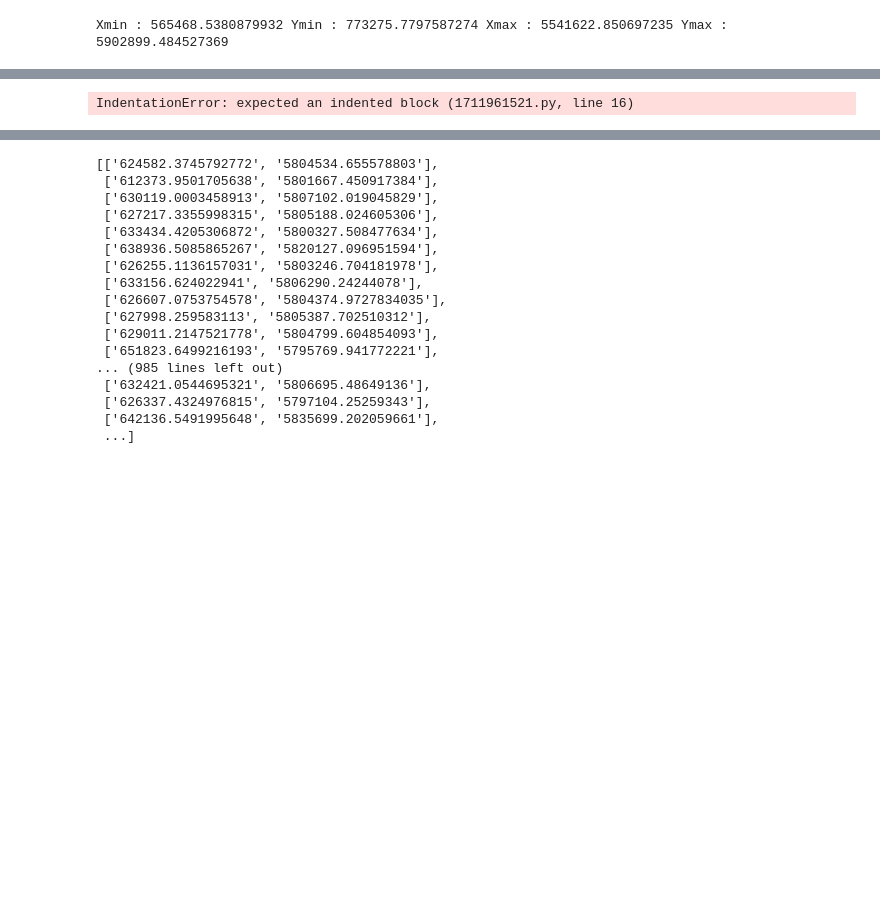
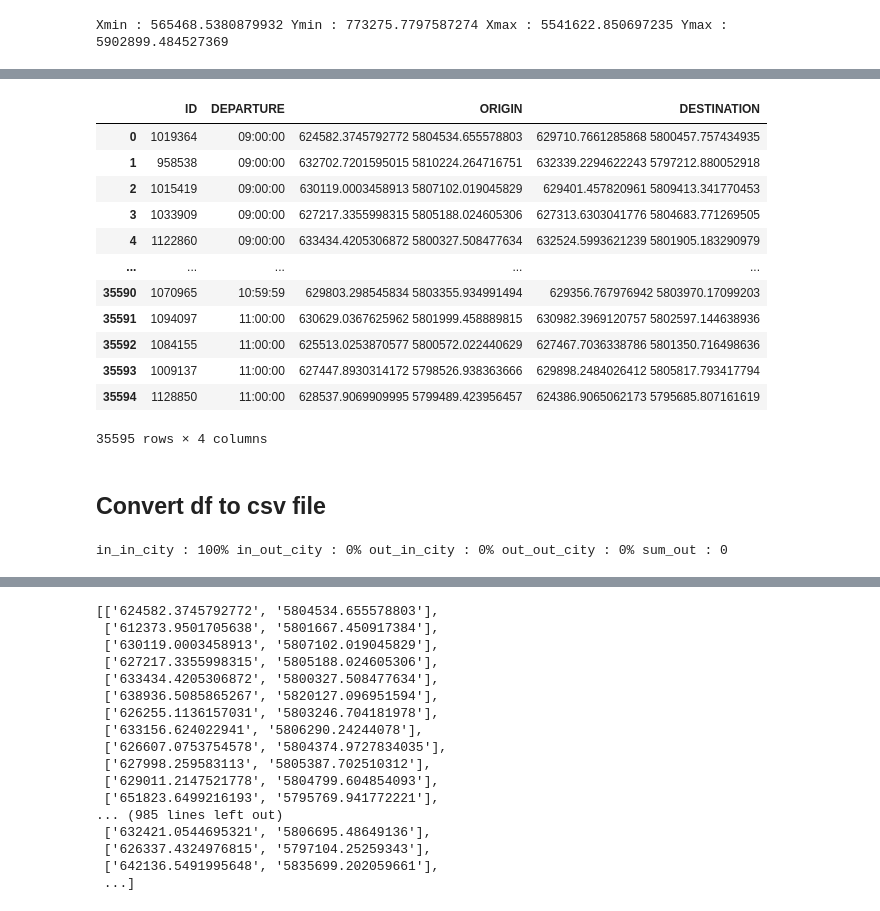
Before and after one commit to Xinyun77/stage_4A, a Jupyter notebook: Test_missingUsers.ipynb, the cells around one changed output, grey strips where cells are left out. Saved outputs shown, nothing was run; the diff lists cells and outputs as text; code cells hidden in the pictures; blank space fills up the shorter version.

Commit message:
all in city done

```diff
--- a/Test_missingUsers.ipynb
+++ b/Test_missingUsers.ipynb
@@ -105,13 +133,3 @@ x1,x2,y1,y2 = bounding(Input)
 print('Xmin :', x1, 'Ymin :', x2, 'Xmax :', y1, 'Ymax :', y2)
 # %% [output]
 Xmin : 565468.5380879932 Ymin : 773275.7797587274 Xmax : 5541622.850697235 Ymax : 5902899.484527369
-# %%
-O = Input.ORIGIN.tolist()
-D = Input.DESTINATION.tolist()
-l = O + D  # Concatenate 2 2D lists
-coord = np.array([x.split() for x in l])
-Xmin = min(float(x[0]) for x in coord)
-Ymin = min(float(x[1]) for x in coord)
-Xmax = max(float(x[0]) for x in coord)
-Ymax = max(float(x[1]) for x in coord)
-#print('Xmin :', Xmin, 'Ymin :', Ymin, 'Xmax :', Xmax, 'Ymax :', Ymax)
@@ -127,22 +144,53 @@ print(num2)
 def all_in_city(df):
     O = df.ORIGIN.tolist()
     D = df.DESTINATION.tolist()
+    ID = df.ID.tolist()
+    Departure = df.DEPARTURE.tolist()
     l_O = [x.split() for x in O]
     l_D = [x.split() for x in D]
+    index = []
     (xmin, ymin, xmax, ymax) = (621225.6754145394, 5795122.850697235, 635225.6754145394, 5810622.850697235)
     In = lambda x, y : x <= xmax and x >= xmin and y <= ymax and y>= ymin  # if between xmin and xmax
     Out = lambda x, y : x > xmax or x < xmin or y > ymax or y < ymin   # if not
     in_x = lambda x: str(random.uniform(xmin, xmax)) if (x>xmax or x<xmin) else x
     in_y = lambda y: str(random.uniform(ymin, ymax)) if (y>xmax or y<xmin) else y
-    ## Find the coordinates of the highway entrance
-    for i in range(len(O)):
-        if not(In(float(l_O[i][0]), float(l_O[i][1])) & In(float(l_D[i][0]), float(l_D[i][1]))):
+    remove = lambda l : [l.pop(x) for x in sorted(index, reverse = True)]
+    combine = lambda l : ['%s %s' % (l[x][0], l[x][1]) for x in range(len(l))]
+    for i in range(len(l_O)):
+        if not (In(float(l_O[i][0]), float(l_O[i][1])) & In(float(l_D[i][0]), float(l_D[i][1]))):
             if In(float(l_O[i][0]), float(l_O[i][1])) & Out(float(l_D[i][0]), float(l_D[i][1])):
                 l_D[i][0] = str(in_x(float(l_D[i][0])))
                 l_D[i][1] = str(in_y(float(l_D[i][1])))
             elif Out(float(l_O[i][0]), float(l_O[i][1])) & In(float(l_D[i][0]), float(l_D[i][1])):
-
-            else:
-            # supprime tout
+                l_O[i][0] = str(in_x(float(l_O[i][0])))
+                l_O[i][1] = str(in_y(float(l_O[i][1])))
+            else:        # out_out -> remove all
+                index.append(i)
+    remove(ID)
+    remove(l_O)
+    remove(l_D)
+    remove(Departure)
+    l_O = combine(l_O)
+    l_D = combine(l_D)
+    tmp = list(zip(ID, Departure, l_O, l_D))
+    df = pd.DataFrame(tmp, columns = ['ID', 'DEPARTURE', 'ORIGIN', 'DESTINATION'])
+    return df
-# %% [output]
-IndentationError: expected an indented block (1711961521.py, line 16)
+# %%
+df = all_in_city(Input)
+df
+# %% [output]
+|  | ID | DEPARTURE | ORIGIN | DESTINATION |
+| 0 | 1019364 | 09:00:00 | 624582.3745792772 5804534.655578803 | 629710.7661285868 5800457.757434935 |
+| 1 | 958538 | 09:00:00 | 632702.7201595015 5810224.264716751 | 632339.2294622243 5797212.880052918 |
+| 2 | 1015419 | 09:00:00 | 630119.0003458913 5807102.019045829 | 629401.457820961 5809413.341770453 |
+| 3 | 1033909 | 09:00:00 | 627217.3355998315 5805188.024605306 | 627313.6303041776 5804683.771269505 |
+| 4 | 1122860 | 09:00:00 | 633434.4205306872 5800327.508477634 | 632524.5993621239 5801905.183290979 |
+| ... | ... | ... | ... | ... |
+| 35590 | 1070965 | 10:59:59 | 629803.298545834 5803355.934991494 | 629356.767976942 5803970.17099203 |
+| 35591 | 1094097 | 11:00:00 | 630629.0367625962 5801999.458889815 | 630982.3969120757 5802597.144638936 |
+| 35592 | 1084155 | 11:00:00 | 625513.0253870577 5800572.022440629 | 627467.7036338786 5801350.716498636 |
+| 35593 | 1009137 | 11:00:00 | 627447.8930314172 5798526.938363666 | 629898.2484026412 5805817.793417794 |
+| 35594 | 1128850 | 11:00:00 | 628537.9069909995 5799489.423956457 | 624386.9065062173 5795685.807161619 |
+35595 rows × 4 columns
+# %% [markdown]
+## Convert df to csv file
@@ -149,3 +199,8 @@ IndentationError: expected an indented block (1711961521.py, line 16)
+# %%
+(a,b,c,d,e) = in_out_city(df)
+print("in_in_city :", "{0:.0f}%".format(a), "in_out_city :", "{0:.0f}%".format(b), "out_in_city :", "{0:.0f}%".format(c), "out_out_city :","{0:.0f}%".format(d), "sum_out :", e)
+# %% [output]
+in_in_city : 100% in_out_city : 0% out_in_city : 0% out_out_city : 0% sum_out : 0
 # %%
 in_x = lambda x: str(random.uniform(8, 10)) if (x>3 or x<1) else x
 in_x(4)
```
Also changed, not shown: parts of 12 cells of this notebook.
